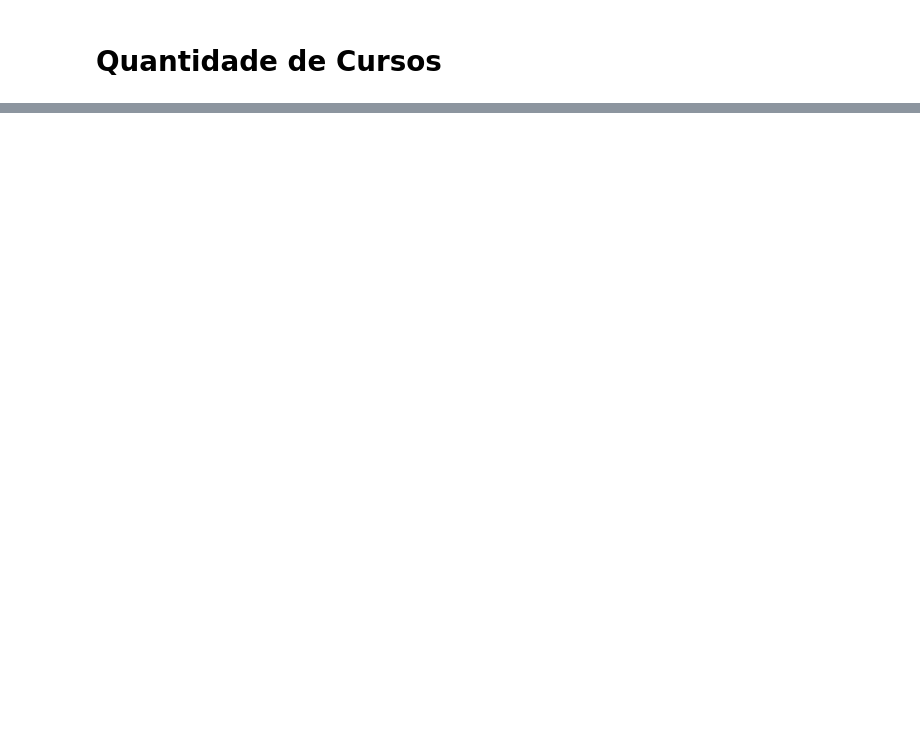
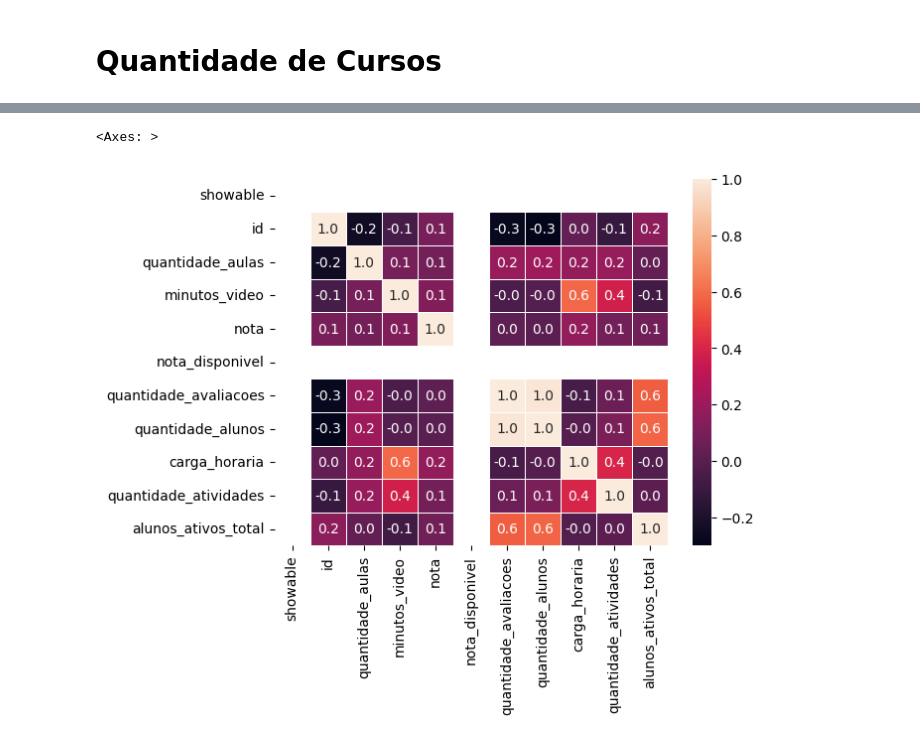
Before and after one commit to diegoguerrieri/alura_data, a Jupyter notebook: semana_9.ipynb, the cells around one changed output, grey strips where cells are left out. Cells and saved outputs as stored; diff of their text form; code cells hidden in the pictures; blank space fills up the shorter version.

```diff
--- a/semana_9.ipynb
+++ b/semana_9.ipynb
@@ -230,0 +233,4 @@ prop_cursos.style.format('{:.2%}').bar(subset = 'proporcao',vmin= 0.0005, color
+# %%
+r3['nota'].info()
+extra = r3[r3['nota'].notnull()]
+extra
@@ -230,0 +259,3 @@ prop_cursos.style.format('{:.2%}').bar(subset = 'proporcao',vmin= 0.0005, color
+# %%
+extra2 = extra[(extra['popularidade'] == 'popular') | (extra['popularidade'] == 'Muito Popular')]
+extra2
@@ -230,0 +276,3 @@ prop_cursos.style.format('{:.2%}').bar(subset = 'proporcao',vmin= 0.0005, color
+# %%
+extra3 = extra2[extra2['quantidade_avaliacoes'] > (0.6 * extra2['quantidade_alunos'])].sort_values(['nota', 'quantidade_alunos'], ascending = False)
+extra3
@@ -230,0 +293,5 @@ prop_cursos.style.format('{:.2%}').bar(subset = 'proporcao',vmin= 0.0005, color
+# %%
+import seaborn as sn
+
+corr = extra3.corr()
+corr['nota']
@@ -230,0 +311,6 @@ prop_cursos.style.format('{:.2%}').bar(subset = 'proporcao',vmin= 0.0005, color
+# %%
+graf = sn.heatmap(corr, annot = True, fmt= '.1f', linewidths= .6)
+graf
+# %% [output]
+<Axes: >
+[figure, added]
```
Also changed, not shown: parts of 14 cells of this notebook.
